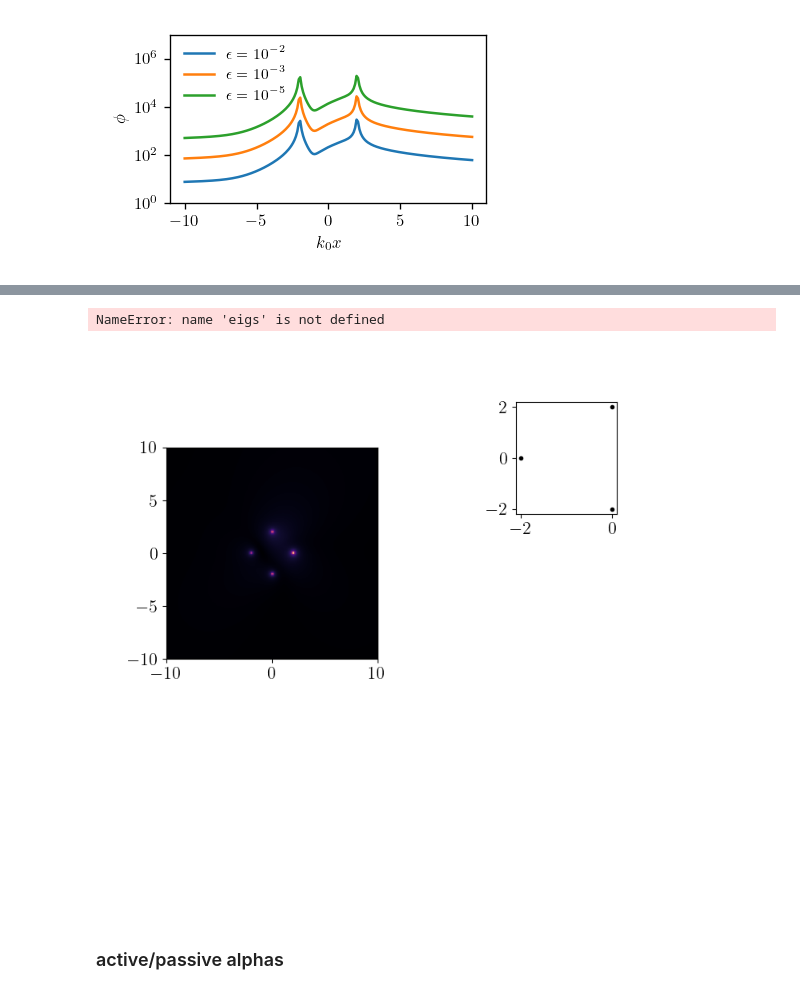
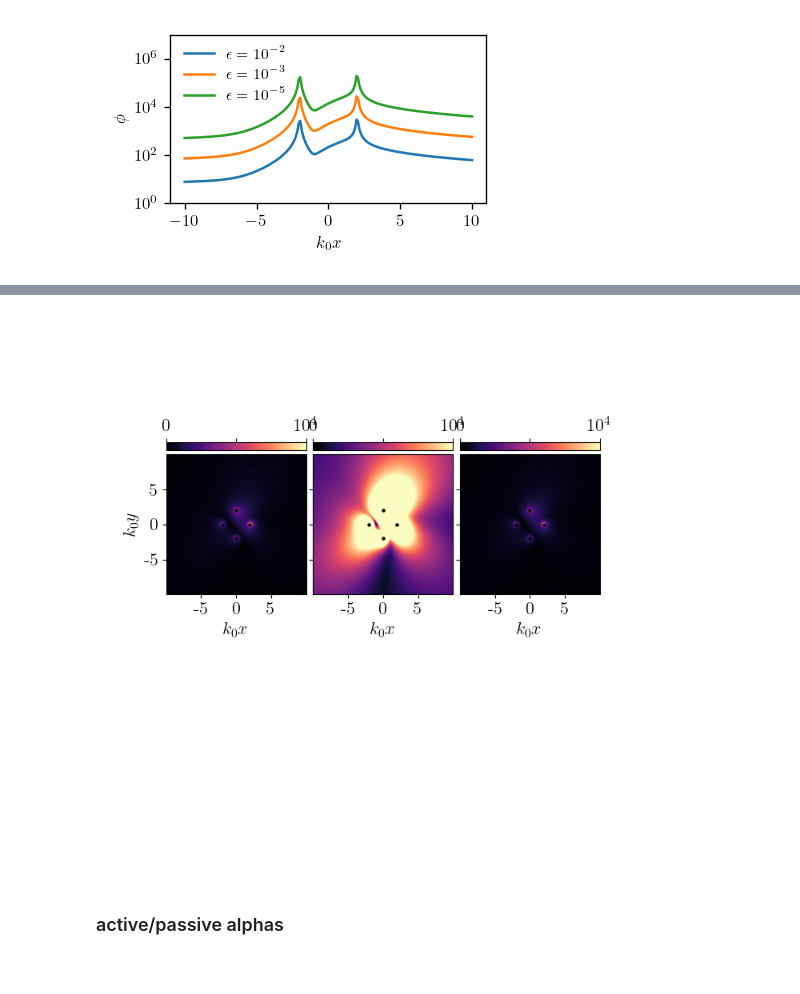
Before and after one commit to mekise/graph-theory-dda, a Jupyter notebook: notebooks/plot_paper.ipynb, the cells around one changed output, grey strips where cells are left out. Drawn from its saved outputs; the diff is of its cells as text; code cells hidden in the pictures.

Commit message:
First draft total field plot paper

```diff
--- a/notebooks/plot_paper.ipynb
+++ b/notebooks/plot_paper.ipynb
@@ -372,48 +379,94 @@ plt.show()
 # %%
 plt.rcParams.update({
     "text.usetex": True,
     "text.latex.preamble": r'', # insert packages here e.g. r'\usepackage{mathrm}'
     "font.family": "serif",
     "font.serif": "cm",
     "font.size": 16,
     "legend.fontsize": 15
 })
 
 from mpl_toolkits.axes_grid1 import make_axes_locatable
 import matplotlib.gridspec as gridspec
 
 file = np.load("../data/totalfield_new.npz")
-saveplot = "../data/totalfield_new.pdf"
+saveplot = "../data/totalfieldmaps.pdf"
 xx = file["xx"]
 yy = file["yy"]
 phitot = file["phitot"]
+scattpos = file["scattpos"]
 rspan = file["rspan"]
-scattpos = file["scattpos"]
+
+rslice = [180, 200, 220]
 
 fig = plt.figure(figsize=(7,7))
-gs = gridspec.GridSpec(2, 2, width_ratios=(1,1), height_ratios=(2.5,1), wspace=0.05, hspace=0.2)
+gs = gridspec.GridSpec(2, 3, width_ratios=(1,1,1), height_ratios=(2.5,1), wspace=0.05, hspace=0.2)
 
 ax = fig.add_subplot(gs[0,0])
-ax.imshow(np.abs(phitot[0, :, :]), origin="lower",
-                          extent=(xx[0], xx[-1], yy[0], yy[-1]),
-                          cmap="magma", aspect=1)
+# ax.set_title('Weak approx.', y=1.25, pad=0, fontsize=17)
+for i in range(scattpos.shape[1]):
+    ax.scatter(scattpos[rslice[0], i, 0], scattpos[rslice[0], i, 1], c='k', s=5)
+im1 = ax.imshow(np.abs(phitot)[rslice[0],:,:],
+           origin="lower",
+           extent=(xx[0], xx[-1], yy[0], yy[-1]),
+           cmap="magma",
+           vmin=0,
+           vmax=1e4)
+ax.set_xlabel("$k_0x$")
+ax.set_xticks([-5,0,5],['-5', '0', '5'])
+ax.set_ylabel("$k_0y$")
+ax.set_yticks([-5,0,5],['-5', '0', '5'])
+divider1 = make_axes_locatable(ax)
+cax1 = divider1.append_axes("top", size="6%", pad=0.05)
+cbar1 = plt.colorbar(im1, cax=cax1, ticks=[0, 5000, 10000], format="%.2f", orientation="horizontal")
+cbar1.set_ticklabels(['$0$', '', '$10^4$'])
+cax1.xaxis.set_ticks_position("top")
 
-# inset
-ax_in = fig.add_axes([0.75, 0.7, 0.18, 0.2])
-ax_in.plot(scattpos[0, 1:, 0], scattpos[0, 1:, 1], '.', c='k')
-ax_in.axvline(scattpos[int(np.shape(eigs)[0]/2), 0, 0], ls='dashed', c='b', lw=1, alpha=0.5)
-yin_init, = ax_in.plot(scattpos[int(np.shape(eigs)[0]/2), 0, 0]+(scattpos[0, 0, 0]-scattpos[int(np.shape(eigs)[0]/2), 0, 0])*30, scattpos[0, 0, 1], '.', c='k')
-ax_in.set_xlim(-4,4)
-ax_in.set_ylim(-4,4)
-ax_in.set_xlabel("x")
-ax_in.set_ylabel("y")
+ax = fig.add_subplot(gs[0,1])
+# ax.set_title('Weak approx.', y=1.25, pad=0, fontsize=17)
+for i in range(scattpos.shape[1]):
+    ax.scatter(scattpos[rslice[1], i, 0], scattpos[rslice[1], i, 1], c='k', s=5)
+im1 = ax.imshow(np.abs(phitot)[rslice[1],:,:],
+           origin="lower",
+           extent=(xx[0], xx[-1], yy[0], yy[-1]),
+           cmap="magma",
+           vmin=0,
+           vmax=1e4)
+ax.set_xlabel("$k_0x$")
+ax.set_xticks([-5,0,5],['-5', '0', '5'])
+ax.set_yticklabels([])
+ax.set_yticks([-5, 0, 5])
+divider1 = make_axes_locatable(ax)
+cax1 = divider1.append_axes("top", size="6%", pad=0.05)
+cbar1 = plt.colorbar(im1, cax=cax1, ticks=[0, 5000, 10000], format="%.2f", orientation="horizontal")
+cbar1.set_ticklabels(['$0$', '', '$10^4$'])
+cax1.xaxis.set_ticks_position("top")
+
+ax = fig.add_subplot(gs[0,2])
+# ax.set_title('Weak approx.', y=1.25, pad=0, fontsize=17)
+for i in range(scattpos.shape[1]):
+    ax.scatter(scattpos[rslice[2], i, 0], scattpos[rslice[2], i, 1], c='k', s=5)
+im1 = ax.imshow(np.abs(phitot)[rslice[2],:,:],
+           origin="lower",
+           extent=(xx[0], xx[-1], yy[0], yy[-1]),
+           cmap="magma",
+           vmin=0,
+           vmax=1e4)
+ax.set_xlabel("$k_0x$")
+ax.set_xticks([-5,0,5],['-5', '0', '5'])
+ax.set_yticklabels([])
+ax.set_yticks([-5, 0, 5])
+divider1 = make_axes_locatable(ax)
+cax1 = divider1.append_axes("top", size="6%", pad=0.05)
+cbar1 = plt.colorbar(im1, cax=cax1, ticks=[0, 5000, 10000], format="%.2f", orientation="horizontal")
+cbar1.set_ticklabels(['$0$', '', '$10^4$'])
+cax1.xaxis.set_ticks_position("top")
 
 # plt.tight_layout()
 # plt.savefig(saveplot)
 plt.show()
 # %% [output]
-NameError: name 'eigs' is not defined
-[figure, old version]
+[figure, new version]
 # %% [markdown]
 ### active/passive alphas
 # %%
```
Also changed, not shown: parts of 3 cells of this notebook.
